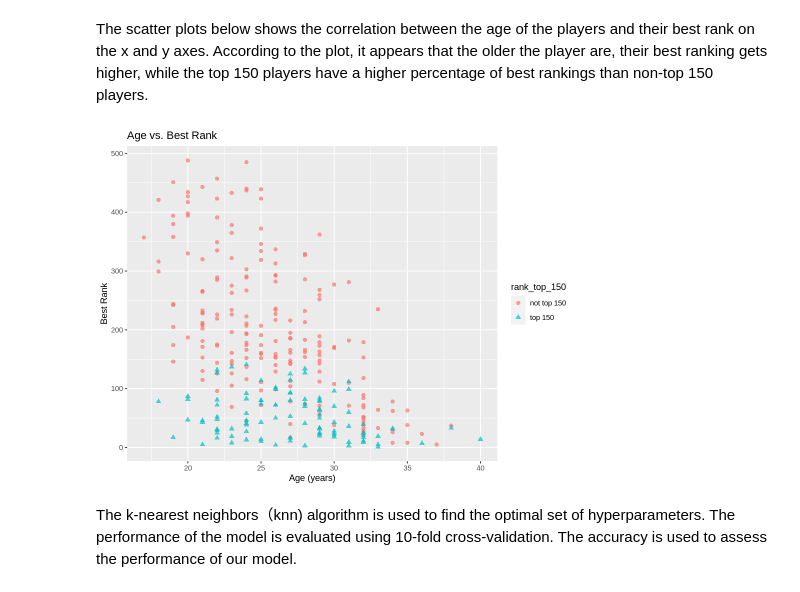
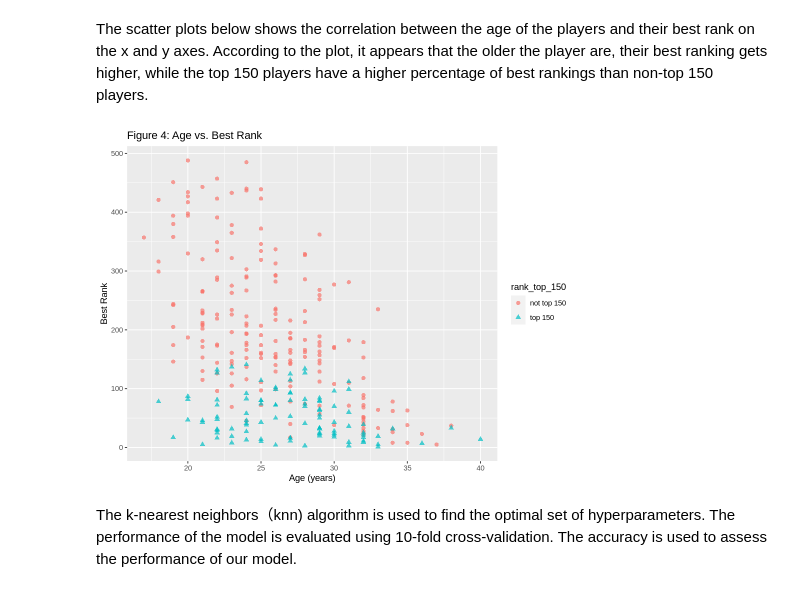
Before and after one commit to hirnas/DSCI100GW, a Jupyter notebook: group project/project code v2.ipynb, the cells around one changed output. Cells and saved outputs as stored; diff of their text form; code cells hidden in the pictures.

```diff
--- a/group project/project code v2.ipynb
+++ b/group project/project code v2.ipynb
@@ -209,13 +251,13 @@ The scatter plots below shows the correlation between the age of the players and
 # %%
 set.seed(999)
 options(repr.plot.height = 6, repr.plot.width = 8)
 ggplot(tennis_train, aes(x = Age, y = Best_rank, color = rank_top_150,
                                                 shape = rank_top_150)) +
   geom_point(alpha = 0.7, size = 2) +
-  labs(title = "Age vs. Best Rank",
+  labs(title = "Figure 4: Age vs. Best Rank",
     x = "Age (years)", y = "Best Rank")
 # %% [output]
-[figure, old version]
+[figure, new version]
 # %% [markdown]
 The k-nearest neighbors（knn) algorithm is used to find the optimal set of hyperparameters. The performance of the model is evaluated using 10-fold cross-validation. The accuracy is used to assess the performance of our model.
 # %%
```
Also changed, not shown: parts of 26 cells of this notebook.
